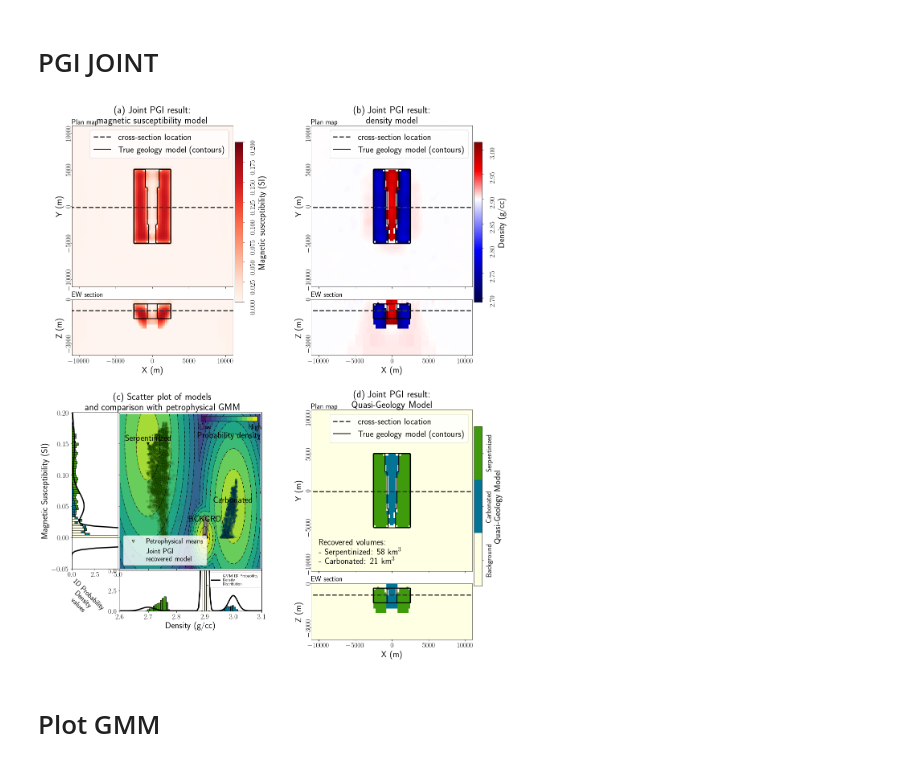
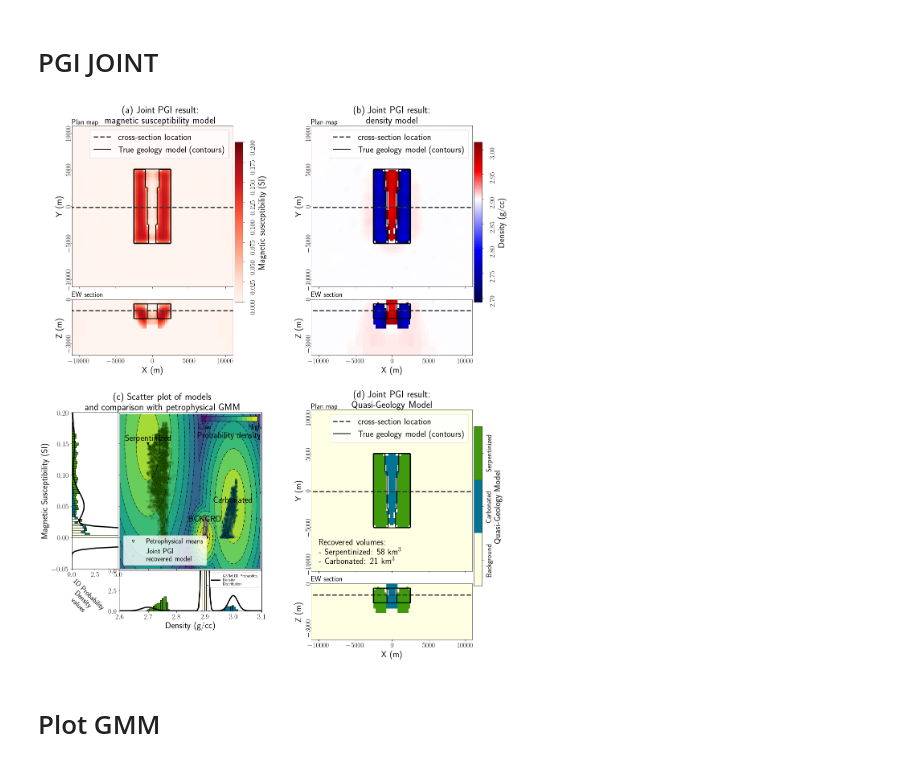
Before and after one commit to simpeg-research/Fast-Times-2021-Carbon-Mineralization, a Jupyter notebook: 3_blocks_model/Final_Visualization/MakeFigures-3blocks.ipynb, the cells around one changed output. Cells and saved outputs as stored; diff of their text form; code cells hidden in the pictures.

Commit message:
update figure joint

```diff
--- a/3_blocks_model/Final_Visualization/MakeFigures-3blocks.ipynb
+++ b/3_blocks_model/Final_Visualization/MakeFigures-3blocks.ipynb
@@ -1314,6 +1314,8 @@ for i, (dct,axx) in enumerate(zip(
         ax=axx,
         **dct
     )
+
+ax_mag0.set_title('(a) Joint PGI result:\nmagnetic susceptibility model',fontsize=titlesize,x=0.55)
 
 for axx in [ax_grav,ax_mag,ax_geo]:
     axx[0].set_xlim([-11000,11000])
@@ -1364,34 +1366,34 @@ ax1.set_title(
 )
 ax1.scatter(
     2.9+gravity_jnt, magnetic_jnt,
     c=quasi_geology_jnt,cmap=geocmap,
     s=20,alpha=0.1,edgecolors='k', label='Joint PGI\nrecovered model'
 )
 ax1.legend(fontsize=18,loc=3)
 
 # details of side panels
 ax0.hist(
     [2.9+gravity_jnt[quasi_geology_jnt==i] for i in range(3)],
     density=True,bins=50,stacked=True, color=colors, edgecolor='k'
 )
 ax0.set_ylim([0,5])
 ax0.set_xlabel('Density (g/cc)', fontsize=labelsize)
 ax0.set_ylabel('')
 
 ax2.hist(
     [magnetic_jnt[quasi_geology_jnt==i] for i in range(3)],
     density=True,bins=50,orientation="horizontal",stacked=True,
     color=colors, edgecolor='k'
 )
 ax2.set_xlim([0,5])
 ax2.set_xlabel('1D Probability\nDensity\nvalues',fontsize=18,
                rotation=-45, labelpad=0,x=0.25)
 ax2.set_ylabel('Magnetic Susceptibility (SI)', fontsize=labelsize)
 ax2.get_legend().remove()
 
 plt.show()
 # %% [output]
-[figure, old version]
+[figure, new version]
 # %%
 fig.savefig('joint-PGI.png', dpi=150,bbox_inches='tight', pad_inches=0.1)
 # %% [markdown]
```
Also changed, not shown: parts of 10 cells of this notebook, 1 other file.
